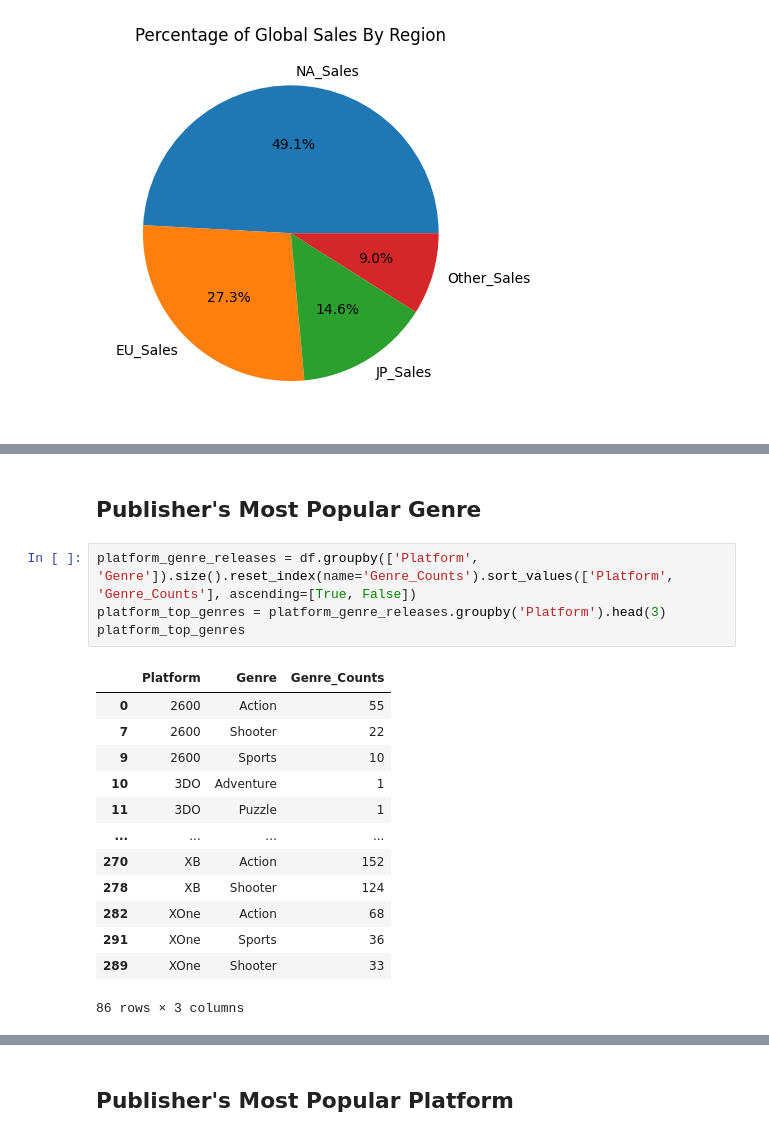
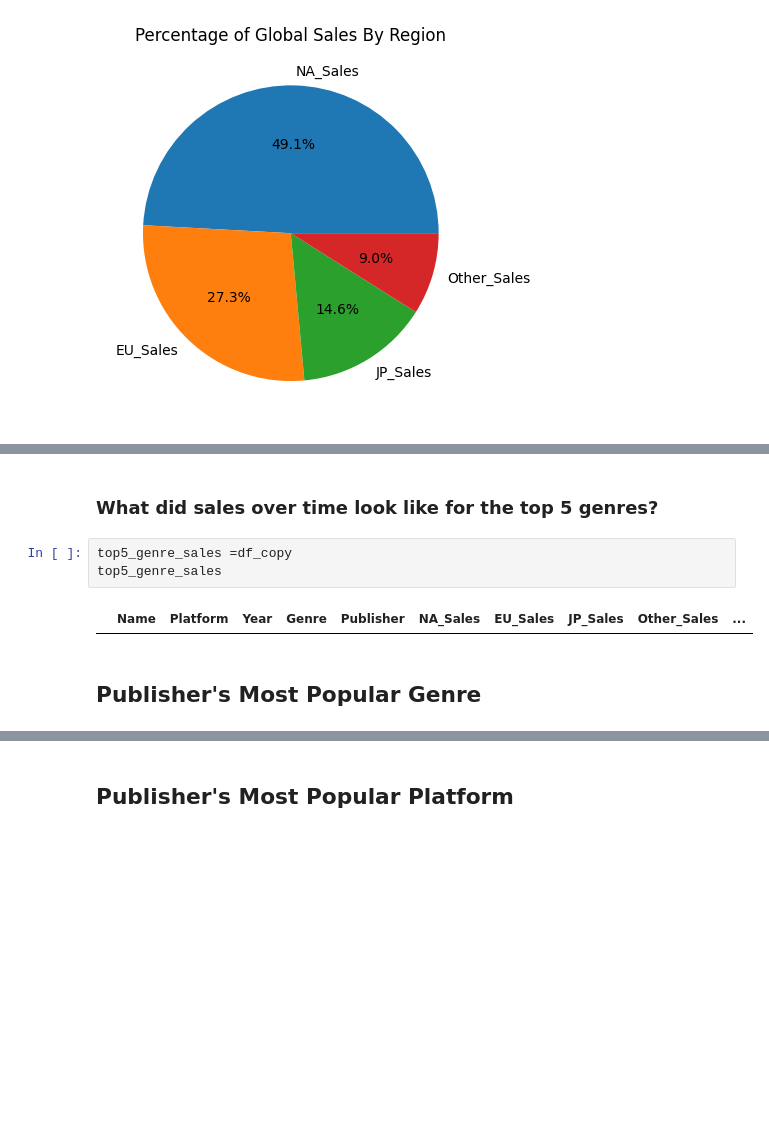
Before and after one commit to cafesmire/notebooks, a Jupyter notebook: video_game_sales/videogame_eda.ipynb, the cells around one changed output, grey strips where cells are left out. Saved outputs shown, nothing was run; the diff lists cells and outputs as text; blank space fills up the shorter version.

```diff
--- a/video_game_sales/videogame_eda.ipynb
+++ b/video_game_sales/videogame_eda.ipynb
@@ -129,20 +158,9 @@ df.head()
+# %% [markdown]
+### What did sales over time look like for the top 5 genres?
+# %%
+top5_genre_sales =df_copy
+top5_genre_sales
+# %% [output]
+|  | Name | Platform | Year | Genre | Publisher | NA_Sales | EU_Sales | JP_Sales | Other_Sales | ... |
 # %% [markdown]
 ## Publisher's Most Popular Genre
-# %%
-platform_genre_releases = df.groupby(['Platform', 'Genre']).size().reset_index(name='Genre_Counts').sort_values(['Platform', 'Genre_Counts'], ascending=[True, False])
-platform_top_genres = platform_genre_releases.groupby('Platform').head(3)
-platform_top_genres
-# %% [output]
-|  | Platform | Genre | Genre_Counts |
-| 0 | 2600 | Action | 55 |
-| 7 | 2600 | Shooter | 22 |
-| 9 | 2600 | Sports | 10 |
-| 10 | 3DO | Adventure | 1 |
-| 11 | 3DO | Puzzle | 1 |
-| ... | ... | ... | ... |
-| 270 | XB | Action | 152 |
-| 278 | XB | Shooter | 124 |
-| 282 | XOne | Action | 68 |
-| 291 | XOne | Sports | 36 |
-| 289 | XOne | Shooter | 33 |
-86 rows × 3 columns
```
Also changed, not shown: parts of 11 cells of this notebook.
